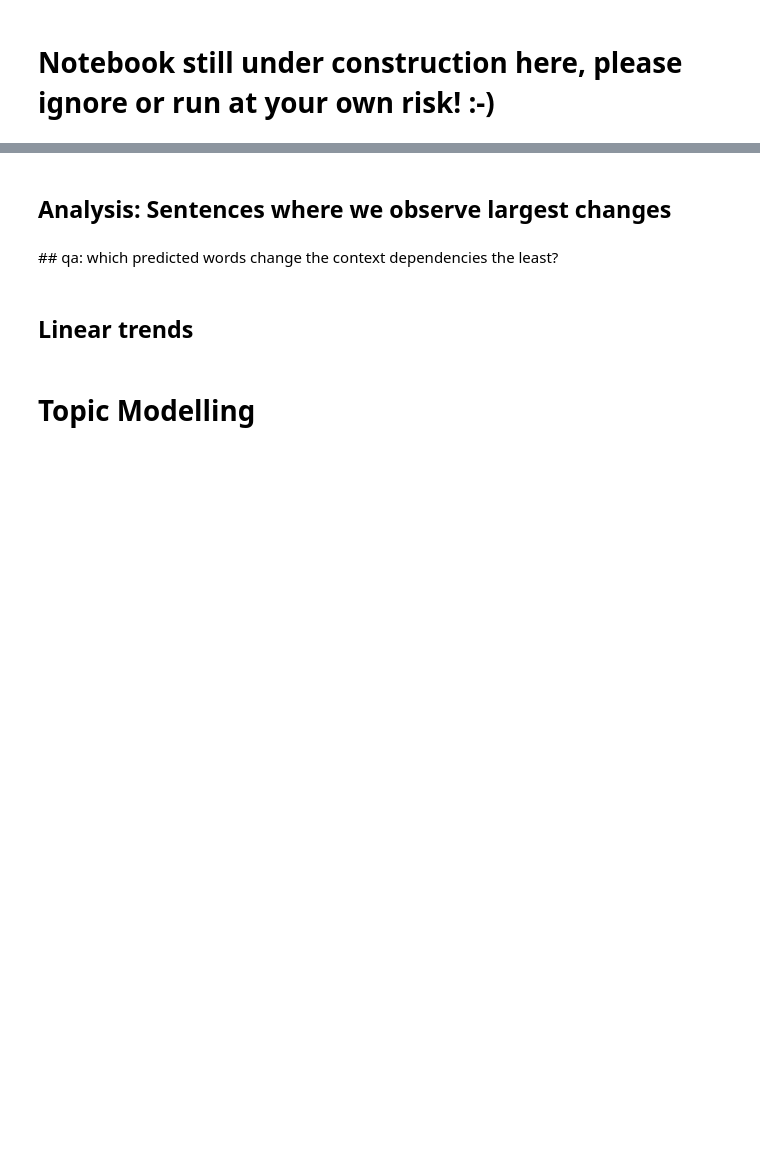
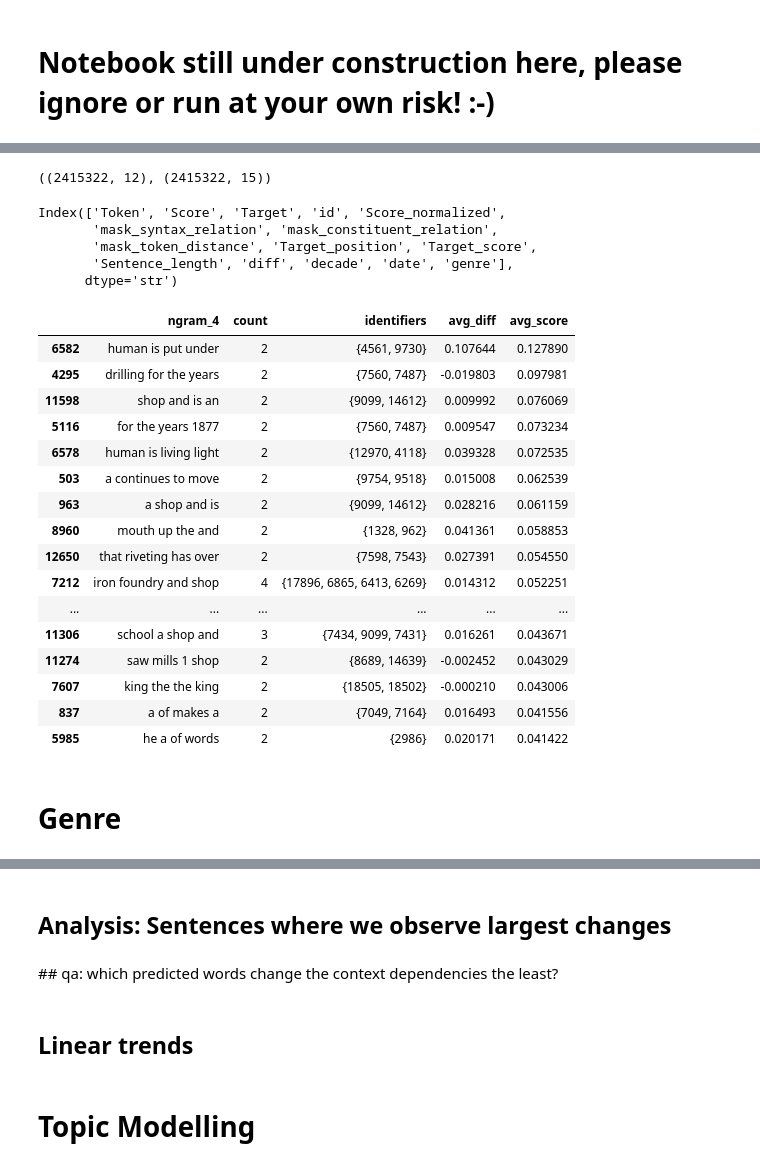
Before and after one commit to Text-Machine/mask-predict, a Jupyter notebook: chr-paper.ipynb, the cells around one changed output, grey strips where cells are left out. Cells and saved outputs as stored; diff of their text form; code cells hidden in the pictures; blank space fills up the shorter version.

```diff
--- a/chr-paper.ipynb
+++ b/chr-paper.ipynb
@@ -690,3 +701,72 @@ highlight_context_tokens(explainer, sentence, target=predictedToken, word_agg="m
 # %%
-df_ig_merged = df_ig.merge(df_sent[['decade','date']], left_on='id',right_index=True, how='left')
+df_ig_merged = df_ig.merge(df_sent[['decade','date','genre']], left_on='id',right_index=True, how='left')
 df_ig.shape, df_ig_merged.shape
+# %% [output]
+((2415322, 12), (2415322, 15))
+# %%
+df_ig_merged.columns
+# %% [output]
+Index(['Token', 'Score', 'Target', 'id', 'Score_normalized',
+       'mask_syntax_relation', 'mask_constituent_relation',
+       'mask_token_distance', 'Target_position', 'Target_score',
+       'Sentence_length', 'diff', 'decade', 'date', 'genre'],
+      dtype='str')
+# %%
+cutoff = df_ig_merged[df_ig_merged.Score_normalized > 0].Score_normalized.mean()
+df_ig_merged_cut = df_ig_merged[df_ig_merged.Score_normalized > cutoff].reset_index(drop=True)
+df_ig_merged_cut = df_ig_merged_cut[~df_ig_merged_cut['Token'].isin(['[MASK]','.',',', '!', '?'])]
+# %%
+grouped = df_ig_merged_cut.groupby('id')
+
+
+for n in range(2,6):
+
+    df_ig_merged_cut[f'ngram_{n}'] = df_ig_merged_cut['Token']
+    for i in range(1, n):
+        df_ig_merged_cut[f'ngram_{n}'] = df_ig_merged_cut[f'ngram_{n}'] + ' ' + grouped['Token'].shift(-i)
+
+
+    df_ig_merged_cut[f'ngram_mean_{n}'] = (
+        df_ig_merged_cut.groupby('id')['Score_normalized']
+        .rolling(window=n)
+        .mean()
+        .reset_index(level=0, drop=True)
+    )
+    df_ig_merged_cut[f'ngram_mean_{n}'] = df_ig_merged_cut.groupby('id')[f'ngram_mean_{n}'].shift(-(n-1))
+# %%
+#comparisonTokens = ['child','children', 'boy','boys','girl','girls']
+n = 4
+comparisonTokens = chr_categories2word['age_status']
+target_tokens = ['machine','machines'] # we look at the predictions for all the non machine words
+df_comparisonConcept = df_ig_merged_cut[
+    #(df_ig_merged_cut['Target'].isin(comparisonTokens)) & \
+    (~df_ig_merged_cut['Target'].isin(target_tokens)) & \
+    (df_ig_merged_cut['Target_score'].between(0.4, 1.0)) # we exclude the target token itself, as we are interested in other tokens that are predictive of the contrastive concept
+                ].groupby(f'ngram_{n}').agg(
+                        count=('id', 'count'),identifiers=('id', set),avg_diff=('diff', 'mean'), avg_score=('Score_normalized', 'mean')
+                    ).reset_index()
+# %%
+# please note that this repeats sentences, this acros all sentences with all the filtered keywords
+min_count = 2
+df_result = df_comparisonConcept[df_comparisonConcept['count'] >= min_count].sort_values(by='avg_score', ascending=False)
+df_result.head(20)
+# %% [output]
+|  | ngram_4 | count | identifiers | avg_diff | avg_score |
+| 6582 | human is put under | 2 | {4561, 9730} | 0.107644 | 0.127890 |
+| 4295 | drilling for the years | 2 | {7560, 7487} | -0.019803 | 0.097981 |
+| 11598 | shop and is an | 2 | {9099, 14612} | 0.009992 | 0.076069 |
+| 5116 | for the years 1877 | 2 | {7560, 7487} | 0.009547 | 0.073234 |
+| 6578 | human is living light | 2 | {12970, 4118} | 0.039328 | 0.072535 |
+| 503 | a continues to move | 2 | {9754, 9518} | 0.015008 | 0.062539 |
+| 963 | a shop and is | 2 | {9099, 14612} | 0.028216 | 0.061159 |
+| 8960 | mouth up the and | 2 | {1328, 962} | 0.041361 | 0.058853 |
+| 12650 | that riveting has over | 2 | {7598, 7543} | 0.027391 | 0.054550 |
+| 7212 | iron foundry and shop | 4 | {17896, 6865, 6413, 6269} | 0.014312 | 0.052251 |
+| ... | ... | ... | ... | ... | ... |
+| 11306 | school a shop and | 3 | {7434, 9099, 7431} | 0.016261 | 0.043671 |
+| 11274 | saw mills 1 shop | 2 | {8689, 14639} | -0.002452 | 0.043029 |
+| 7607 | king the the king | 2 | {18505, 18502} | -0.000210 | 0.043006 |
+| 837 | a of makes a | 2 | {7049, 7164} | 0.016493 | 0.041556 |
+| 5985 | he a of words | 2 | {2986} | 0.020171 | 0.041422 |
+# %% [markdown]
+# Genre
```
Also changed, not shown: parts of 20 cells of this notebook, 2 other files.
